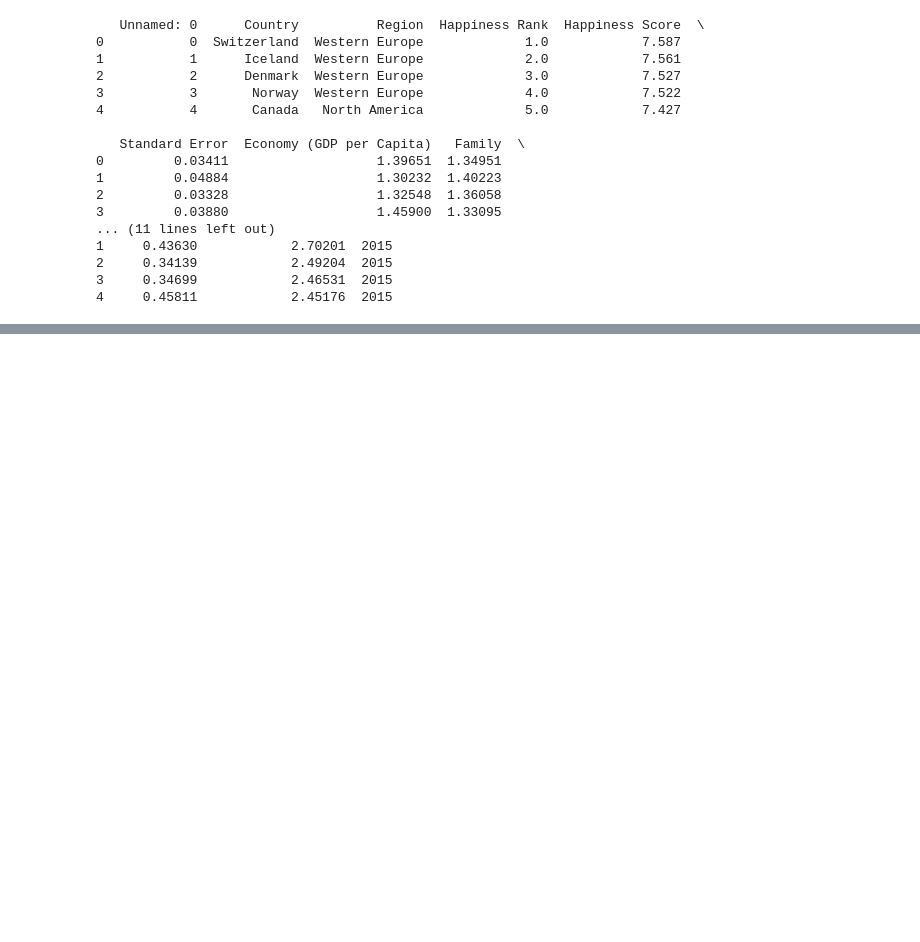
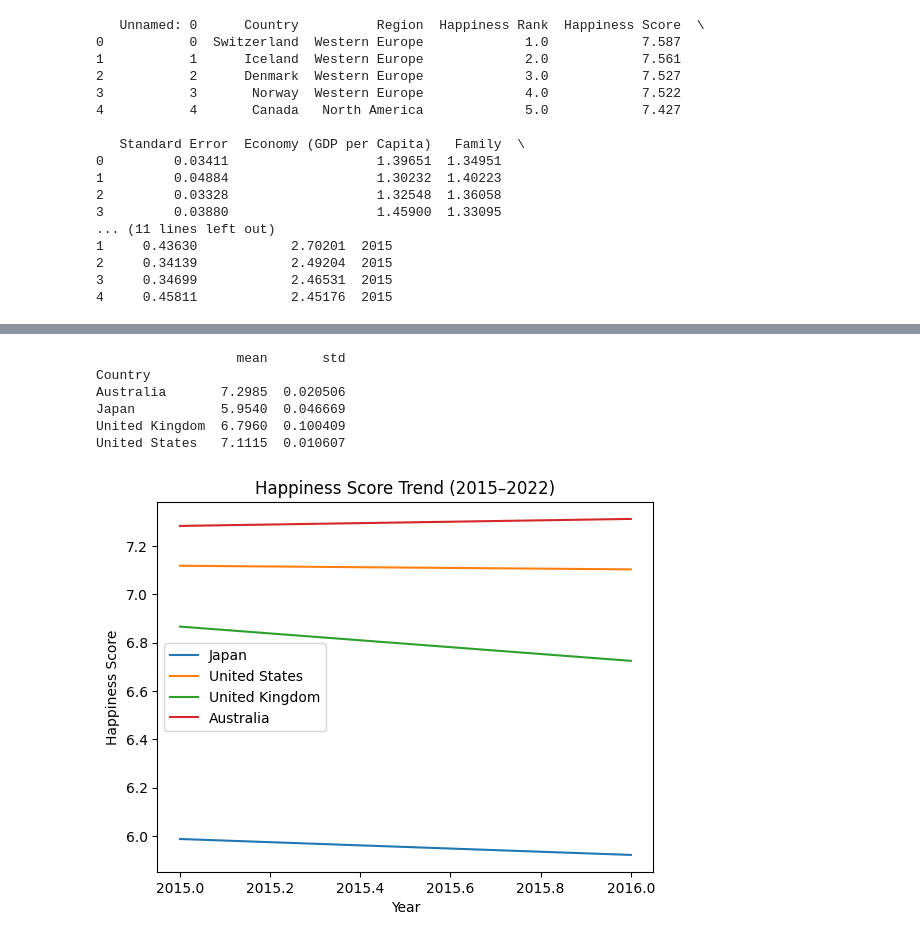
Before and after one commit to awano-kakeru/Hapi, a Jupyter notebook: world_happiness_report.ipynb, the cells around one changed output, grey strips where cells are left out. Cells and saved outputs as stored; diff of their text form; code cells hidden in the pictures; blank space fills up the shorter version.

```diff
--- a/world_happiness_report.ipynb
+++ b/world_happiness_report.ipynb
@@ -25,0 +70,5 @@ print(df.head())
+# %%
+countries = ["Japan", "United Kingdom", "Australia", "United States"]
+
+df_countries = df[df["Country"].isin(countries)]
+df_countries.head()
@@ -25,0 +82,23 @@ print(df.head())
+# %%
+stats = df_countries.groupby("Country")["Happiness Score"].agg(["mean", "std"])
+print(stats)
+# %% [output]
+                  mean       std
+Country
+Australia       7.2985  0.020506
+Japan           5.9540  0.046669
+United Kingdom  6.7960  0.100409
+United States   7.1115  0.010607
+# %%
+plt.figure()
+for country in countries:
+    data = df_countries[df_countries["Country"] == country]
+    plt.plot(data["year"], data["Happiness Score"], label=country)
+
+plt.title("Happiness Score Trend (2015–2022)")
+plt.xlabel("Year")
+plt.ylabel("Happiness Score")
+plt.legend()
+plt.show()
+# %% [output]
+[figure, added]
```
Also changed, not shown: parts of 9 cells of this notebook.
